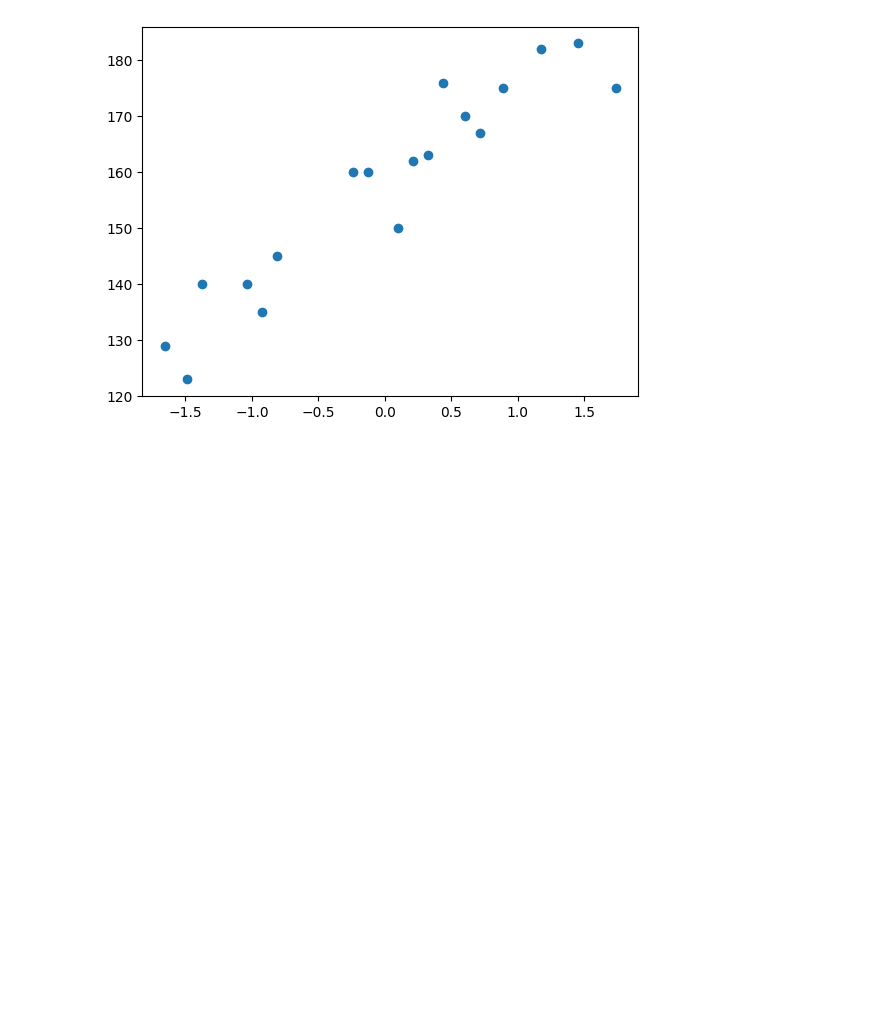
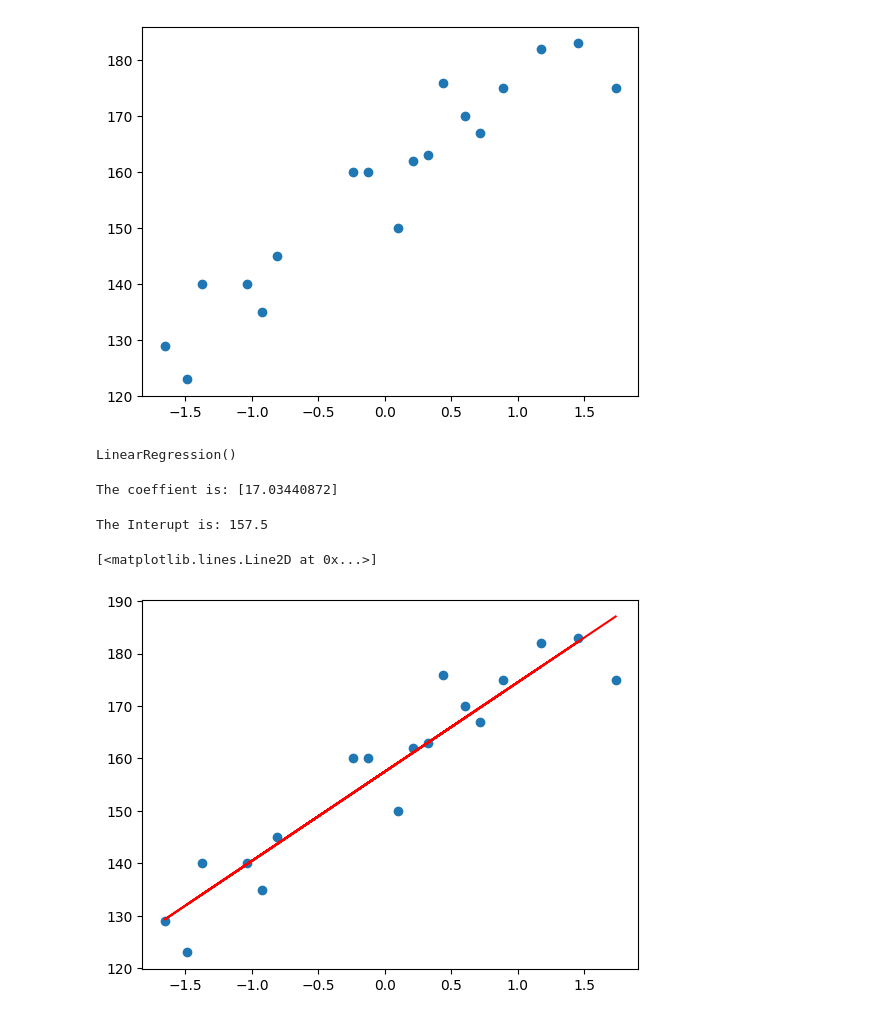
Before and after one commit to Mahadev1729/End_to_End_MLproject, a Jupyter notebook: implement.ipynb, the cells around one changed output. Cells and saved outputs as stored; diff of their text form; code cells hidden in the pictures; blank space fills up the shorter version.

Commit message:
Add section on finding the best fit line in ML project documentation

```diff
--- a/implement.ipynb
+++ b/implement.ipynb
@@ -72,0 +95,21 @@ from sklearn.linear_model import LinearRegression
+# %%
+regressor=LinearRegression()
+regressor.fit(X_train,y_train)
+# %% [output]
+LinearRegression()
+# %%
+coef=regressor.coef_
+print("The coeffient is:",coef)
+# %% [output]
+The coeffient is: [17.03440872]
+# %%
+interupt=regressor.intercept_
+print("The Interupt is:",interupt)
+# %% [output]
+The Interupt is: 157.5
+# %%
+plt.scatter(X_train,y_train)
+plt.plot(X_train,regressor.predict(X_train),'r')
+# %% [output]
+[<matplotlib.lines.Line2D at 0x...>]
+[figure, added]
```
Also changed, not shown: parts of 3 cells of this notebook, 1 other file.
